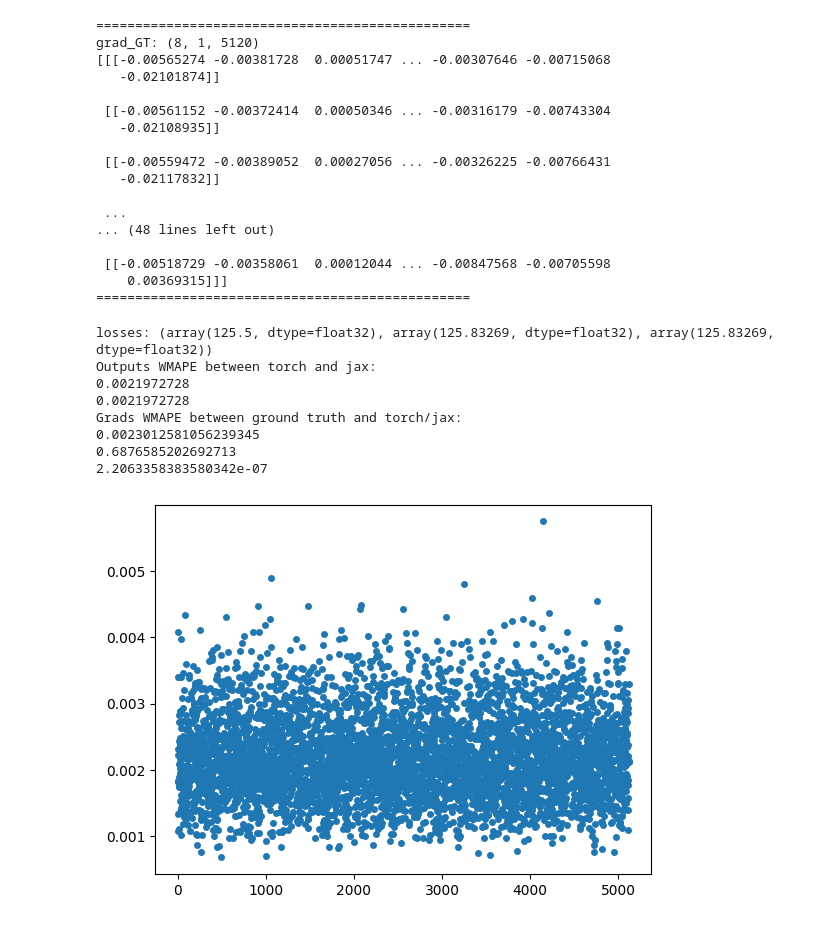
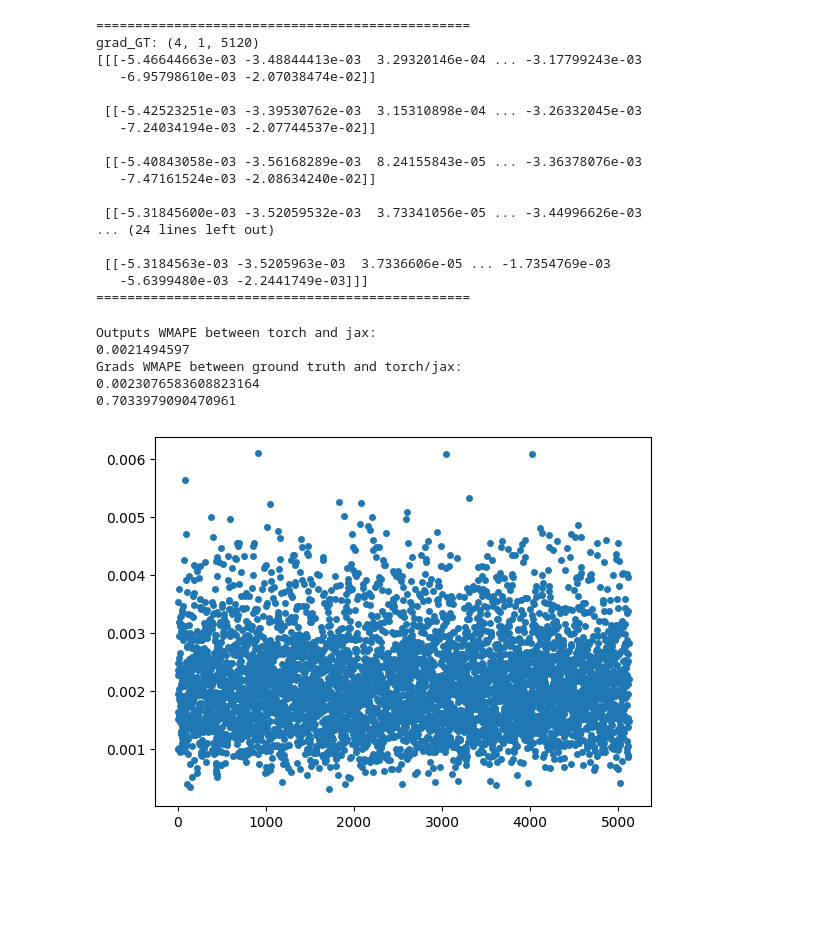
Before and after one commit to Liyang90/flax_conv1d_test, a Jupyter notebook: test.ipynb, the cells around one changed output. Drawn from its saved outputs; the diff is of its cells as text; code cells hidden in the pictures; blank space fills up the shorter version.

```diff
--- a/test.ipynb
+++ b/test.ipynb
@@ -175,50 +177,47 @@ print("================================================")
 print(f"conv_torch.conv1d.weight.grad.T shape: {grad_torch.shape}")
 print(grad_torch)
 print("================================================")
-print(f'grad_jax_0["params"]["conv1d"]["kernel"] {grad_jax_0.shape}')
-print(grad_jax_0)
+print(f'grad_jax_0["params"]["conv1d"]["kernel"] {grad_jax_1.shape}')
+print(grad_jax_1)
 print("================================================")
 # %% [output]
 ================================================
-grad_GT: (8, 1, 5120)
-[[[-0.00565274 -0.00381728  0.00051747 ... -0.00307646 -0.00715068
-   -0.02101874]]
+grad_GT: (4, 1, 5120)
+[[[-5.46644663e-03 -3.48844413e-03  3.29320146e-04 ... -3.17799243e-03
+   -6.95798610e-03 -2.07038474e-02]]
 
- [[-0.00561152 -0.00372414  0.00050346 ... -0.00316179 -0.00743304
-   -0.02108935]]
+ [[-5.42523251e-03 -3.39530762e-03  3.15310898e-04 ... -3.26332045e-03
+   -7.24034194e-03 -2.07744537e-02]]
 
- [[-0.00559472 -0.00389052  0.00027056 ... -0.00326225 -0.00766431
-   -0.02117832]]
+ [[-5.40843058e-03 -3.56168289e-03  8.24155843e-05 ... -3.36378076e-03
+   -7.47161524e-03 -2.08634240e-02]]
 
- ...
-... (48 lines left out)
+ [[-5.31845600e-03 -3.52059532e-03  3.73341056e-05 ... -3.44996626e-03
+... (24 lines left out)
 
- [[-0.00518729 -0.00358061  0.00012044 ... -0.00847568 -0.00705598
-    0.00369315]]]
+ [[-5.3184563e-03 -3.5205963e-03  3.7336606e-05 ... -1.7354769e-03
+   -5.6399480e-03 -2.2441749e-03]]]
 ================================================
 # %%
 def wmape(a, b):
   return np.sum(np.abs(a - b)) / np.sum(np.abs(a))
 
-print(f"losses: {(loss_torch, loss_jax_0, loss_jax_1)}")
+# print(f"losses: {(loss_torch, loss_jax_0, loss_jax_1)}")
 
 print("Outputs WMAPE between torch and jax:")
-print(wmape(output_torch, output_jax_0))
+# print(wmape(output_torch, output_jax_0))
 print(wmape(output_torch, output_jax_1))
 
 print("Grads WMAPE between ground truth and torch/jax:")
 print(wmape(grads_GT, grad_torch))
-print(wmape(grads_GT, grad_jax_0))
+# print(wmape(grads_GT, grad_jax_0))
 print(wmape(grads_GT, grad_jax_1))
 # %% [output]
-losses: (array(125.5, dtype=float32), array(125.83269, dtype=float32), array(125.83269, dtype=float32))
 Outputs WMAPE between torch and jax:
-0.0021972728
-0.0021972728
+0.0021494597
 Grads WMAPE between ground truth and torch/jax:
-0.0023012581056239345
-0.6876585202692713
-2.2063358383580342e-07
+0.0023076583608823164
+0.7033979090470961
 # %%
 def plot_error(a, b):
   import matplotlib.pyplot as plt
@@ -229,9 +228,9 @@ def plot_error(a, b):
   plt.show()
 # %%
 # output error along channels
-plot_error(output_torch, output_jax_0)
+plot_error(output_torch, output_jax_1)
 # %% [output]
-[figure, old version]
+[figure, new version]
 # %%
 # Pytorch conv weight grad error along channels
 plot_error(grads_GT, grad_torch)
```
Also changed, not shown: parts of 5 cells of this notebook.
